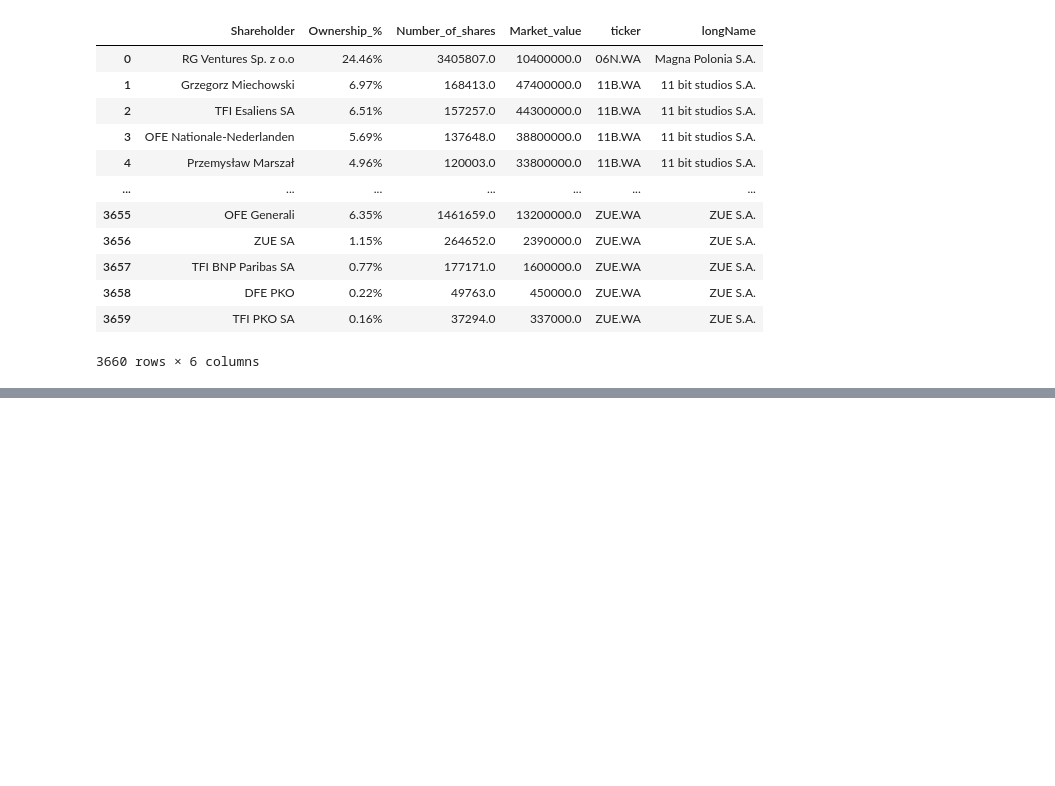
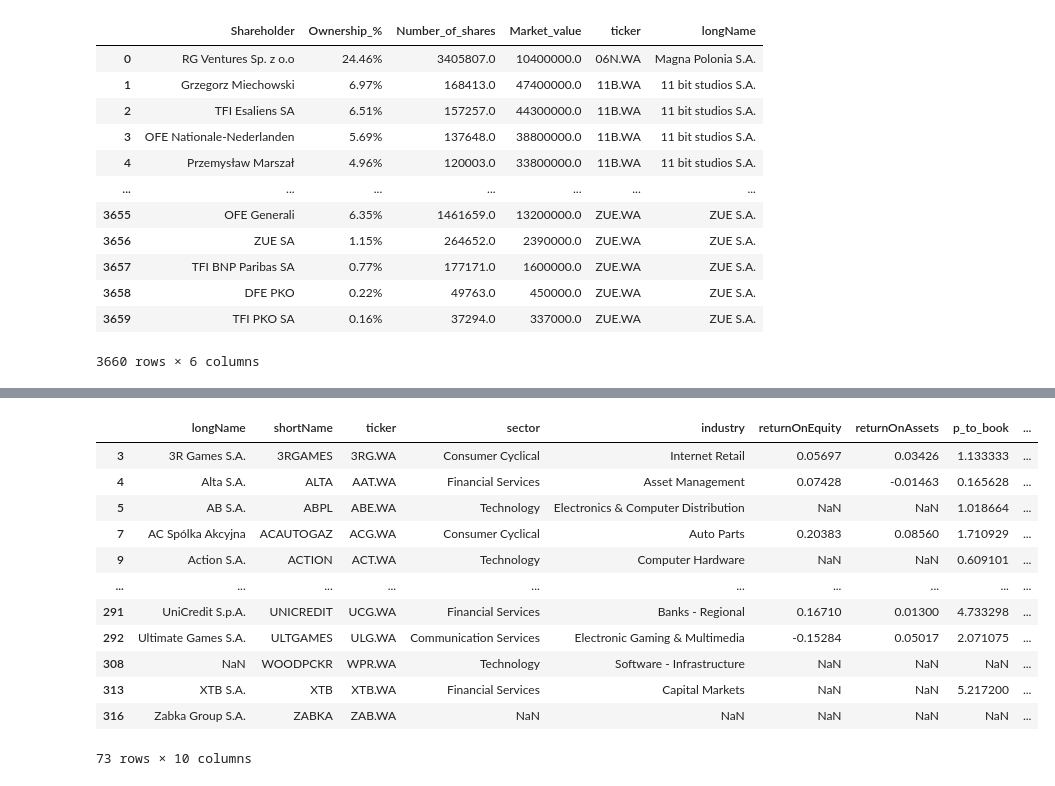
Before and after one commit to dominikjanyga/network-analysis, a Jupyter notebook: 2_network_analysis_data_cleaning.ipynb, the cells around one changed output, grey strips where cells are left out. Drawn from its saved outputs; the diff is of its cells as text; code cells hidden in the pictures; blank space fills up the shorter version.

```diff
--- a/2_network_analysis_data_cleaning.ipynb
+++ b/2_network_analysis_data_cleaning.ipynb
@@ -167,0 +172,18 @@ df_financials
+# %%
+df_fin_nans = pd.isna(df_financials).any(axis=1)
+df_records_with_nans = df_financials[df_fin_nans]
+df_records_with_nans
+# %% [output]
+|  | longName | shortName | ticker | sector | industry | returnOnEquity | returnOnAssets | p_to_book | ... |
+| 3 | 3R Games S.A. | 3RGAMES | 3RG.WA | Consumer Cyclical | Internet Retail | 0.05697 | 0.03426 | 1.133333 | ... |
+| 4 | Alta S.A. | ALTA | AAT.WA | Financial Services | Asset Management | 0.07428 | -0.01463 | 0.165628 | ... |
+| 5 | AB S.A. | ABPL | ABE.WA | Technology | Electronics & Computer Distribution | NaN | NaN | 1.018664 | ... |
+| 7 | AC Spólka Akcyjna | ACAUTOGAZ | ACG.WA | Consumer Cyclical | Auto Parts | 0.20383 | 0.08560 | 1.710929 | ... |
+| 9 | Action S.A. | ACTION | ACT.WA | Technology | Computer Hardware | NaN | NaN | 0.609101 | ... |
+| ... | ... | ... | ... | ... | ... | ... | ... | ... | ... |
+| 291 | UniCredit S.p.A. | UNICREDIT | UCG.WA | Financial Services | Banks - Regional | 0.16710 | 0.01300 | 4.733298 | ... |
+| 292 | Ultimate Games S.A. | ULTGAMES | ULG.WA | Communication Services | Electronic Gaming & Multimedia | -0.15284 | 0.05017 | 2.071075 | ... |
+| 308 | NaN | WOODPCKR | WPR.WA | Technology | Software - Infrastructure | NaN | NaN | NaN | ... |
+| 313 | XTB S.A. | XTB | XTB.WA | Financial Services | Capital Markets | NaN | NaN | 5.217200 | ... |
+| 316 | Zabka Group S.A. | ZABKA | ZAB.WA | NaN | NaN | NaN | NaN | NaN | ... |
+73 rows × 10 columns
```
Also changed, not shown: parts of 6 cells of this notebook.
